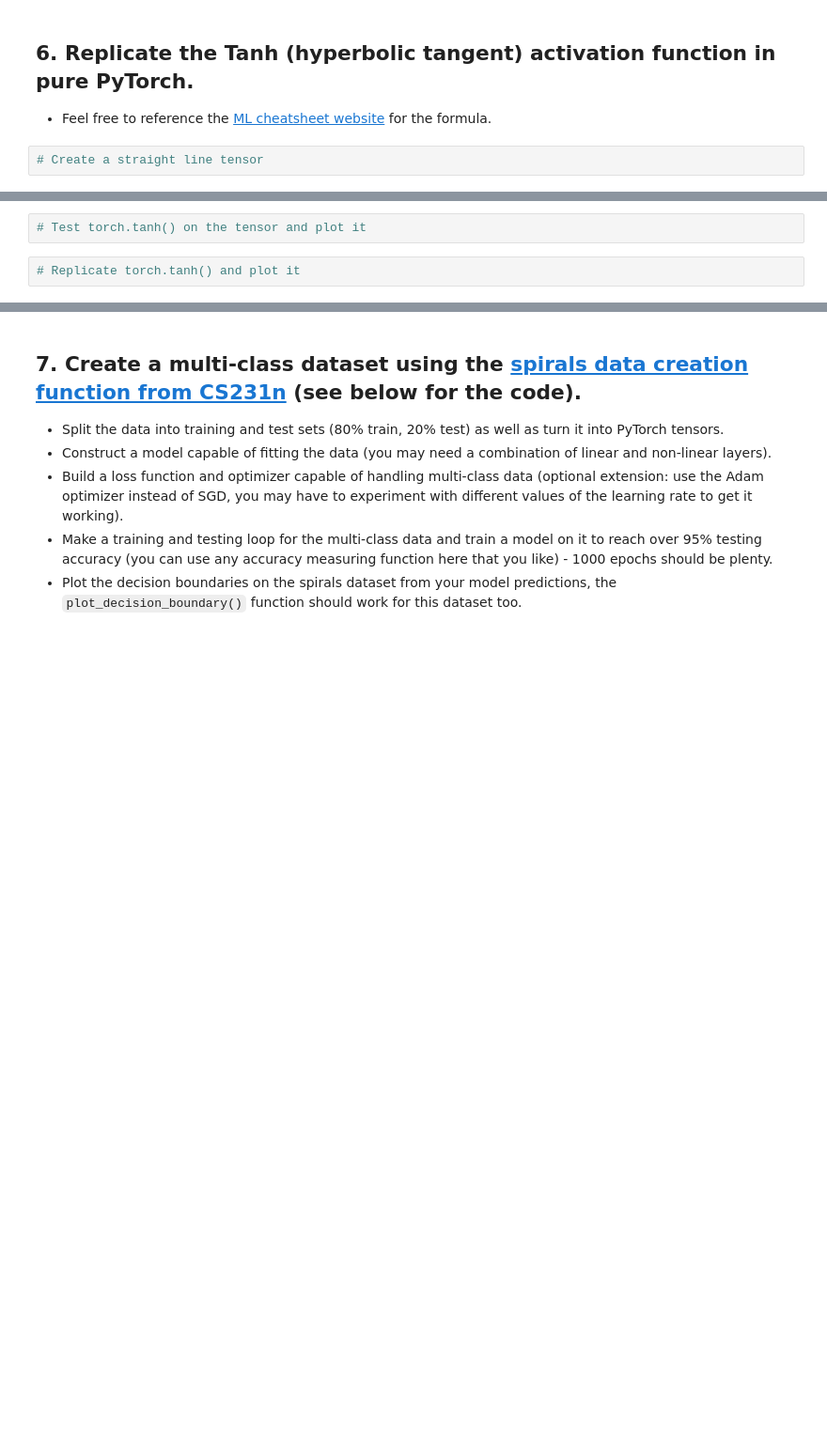
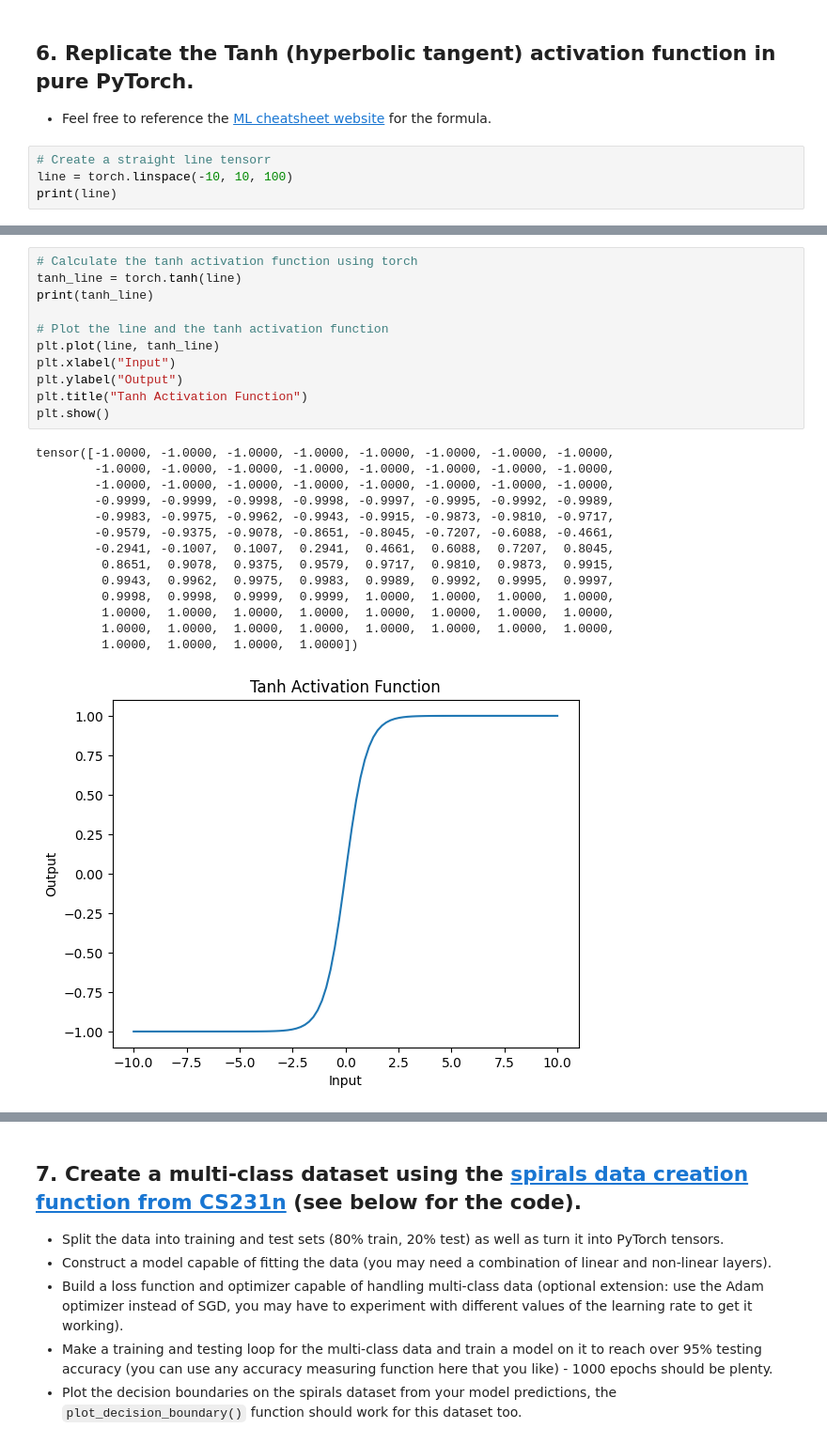
Before and after one commit to M-S-ibrahim/ArewaDS-Deep-Learning-, a Jupyter notebook: Exercises3.ipynb, the cells around one changed output, grey strips where cells are left out. Shown at 94% size. Saved outputs shown, nothing was run; the diff lists cells and outputs as text; blank space fills up the shorter version.

```diff
--- a/Exercises3.ipynb
+++ b/Exercises3.ipynb
@@ -209,4 +281,6 @@ def plot_decision_boundary(model, X, y):
 ## 6. Replicate the Tanh (hyperbolic tangent) activation function in pure PyTorch.
   * Feel free to reference the [ML cheatsheet website](https://ml-cheatsheet.readthedocs.io/en/latest/activation_functions.html#tanh) for the formula.
 # %%
-# Create a straight line tensor
+# Create a straight line tensorr
+line = torch.linspace(-10, 10, 100)
+print(line)
@@ -213,4 +303,26 @@ def plot_decision_boundary(model, X, y):
-# %%
-# Test torch.tanh() on the tensor and plot it
-# %%
-# Replicate torch.tanh() and plot it
+# %%
+# Calculate the tanh activation function using torch
+tanh_line = torch.tanh(line)
+print(tanh_line)
+
+# Plot the line and the tanh activation function
+plt.plot(line, tanh_line)
+plt.xlabel("Input")
+plt.ylabel("Output")
+plt.title("Tanh Activation Function")
+plt.show()
+# %% [output]
+tensor([-1.0000, -1.0000, -1.0000, -1.0000, -1.0000, -1.0000, -1.0000, -1.0000,
+        -1.0000, -1.0000, -1.0000, -1.0000, -1.0000, -1.0000, -1.0000, -1.0000,
+        -1.0000, -1.0000, -1.0000, -1.0000, -1.0000, -1.0000, -1.0000, -1.0000,
+        -0.9999, -0.9999, -0.9998, -0.9998, -0.9997, -0.9995, -0.9992, -0.9989,
+        -0.9983, -0.9975, -0.9962, -0.9943, -0.9915, -0.9873, -0.9810, -0.9717,
+        -0.9579, -0.9375, -0.9078, -0.8651, -0.8045, -0.7207, -0.6088, -0.4661,
+        -0.2941, -0.1007,  0.1007,  0.2941,  0.4661,  0.6088,  0.7207,  0.8045,
+         0.8651,  0.9078,  0.9375,  0.9579,  0.9717,  0.9810,  0.9873,  0.9915,
+         0.9943,  0.9962,  0.9975,  0.9983,  0.9989,  0.9992,  0.9995,  0.9997,
+         0.9998,  0.9998,  0.9999,  0.9999,  1.0000,  1.0000,  1.0000,  1.0000,
+         1.0000,  1.0000,  1.0000,  1.0000,  1.0000,  1.0000,  1.0000,  1.0000,
+         1.0000,  1.0000,  1.0000,  1.0000,  1.0000,  1.0000,  1.0000,  1.0000,
+         1.0000,  1.0000,  1.0000,  1.0000])
+[figure, added]
```
Also changed, not shown: parts of 21 cells of this notebook.
